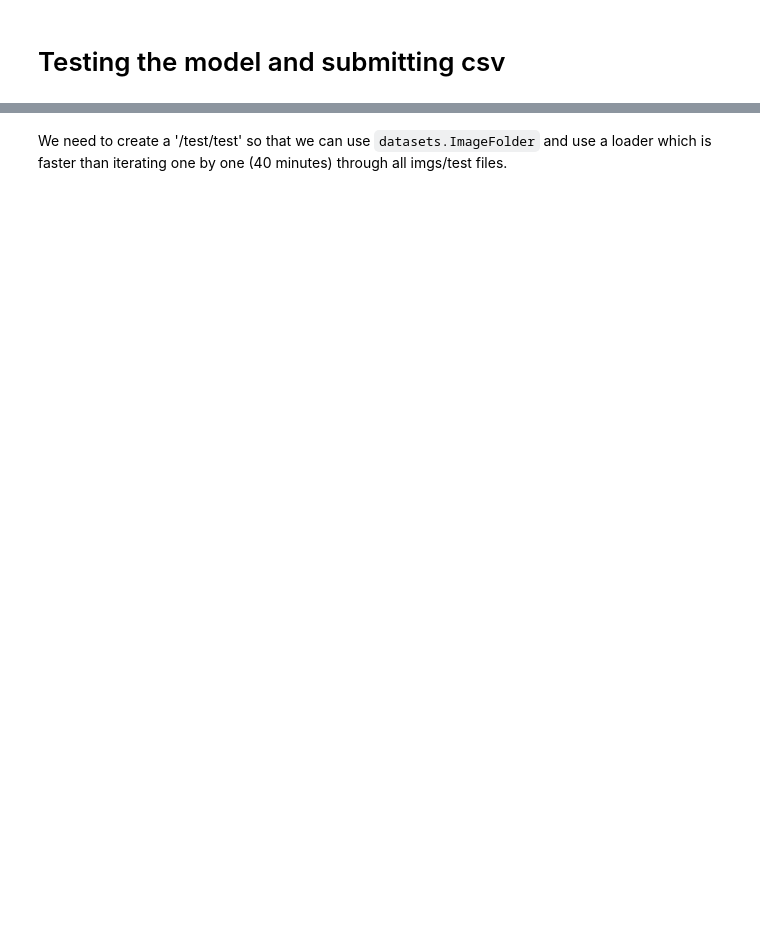
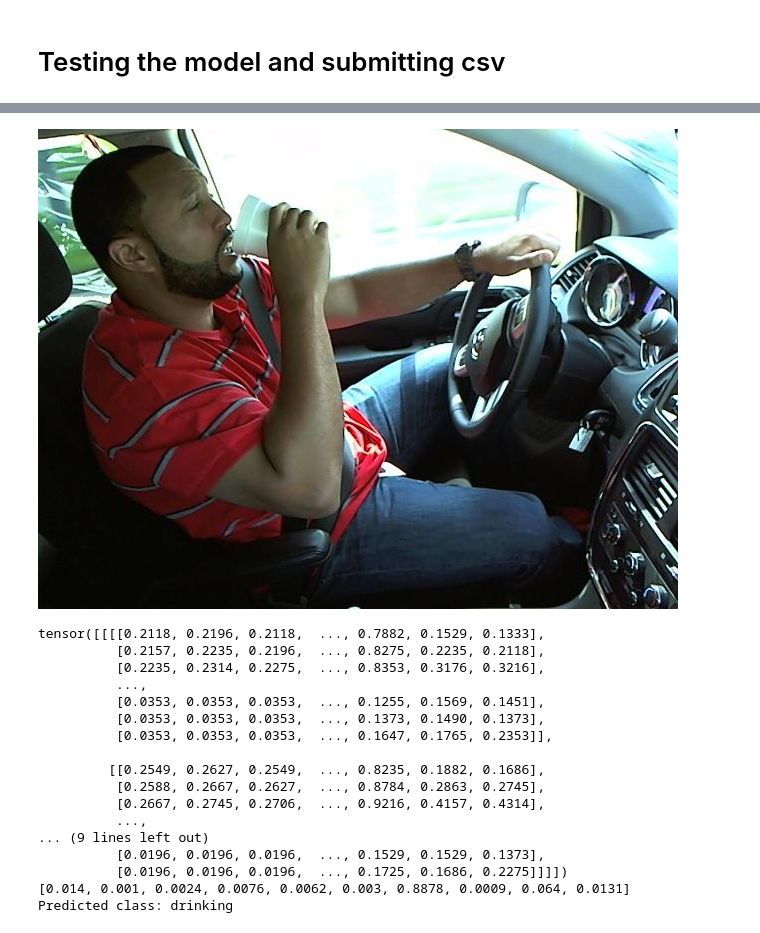
Before and after one commit to grandima/drinking-driver-ios, a Jupyter notebook: using-resnet-99-success-rate.ipynb, the cells around one changed output, grey strips where cells are left out. Drawn from its saved outputs; the diff is of its cells as text; code cells hidden in the pictures; blank space fills up the shorter version.

```diff
--- a/using-resnet-99-success-rate.ipynb
+++ b/using-resnet-99-success-rate.ipynb
@@ -96,6 +40,6 @@ The model works better with 'normalized' data.
 # %%
-transform = transforms.Compose([transforms.Resize((400, 400)),
-                           transforms.RandomRotation(10),
-                           transforms.ToTensor(),
-                           transforms.Normalize((0.5, 0.5, 0.5), (0.5, 0.5, 0.5))
-                          ])
+# transform = transforms.Compose([transforms.Resize((400, 400)),
+#                            transforms.RandomRotation(10),
+#                            transforms.ToTensor(),
+#                            transforms.Normalize((0.5, 0.5, 0.5), (0.5, 0.5, 0.5))
+#                           ])
@@ -224,6 +49,6 @@ torch.save(model_ft.state_dict(), "/kaggle/working/model-driver")
 model = models.resnet50()
 num_ftrs = model.fc.in_features
 model.fc = nn.Linear(num_ftrs, 10)
-model.load_state_dict(torch.load("/kaggle/working/model-driver"))
+model.load_state_dict(torch.load("/Users/grandima/Desktop/Local/Personal/Observantai/model-driver", map_location=torch.device('cpu')))
 model.eval()
-model.cuda()
+model.cpu()
@@ -230,21 +73,49 @@ model.cuda()
 # %%
-path_test = "/kaggle/input/state-farm-distracted-driver-detection/imgs/test"
+path_test = "/Users/grandima/Desktop/Local/Personal/Observantai/test"
 list_img_test = [img for img in os.listdir(path_test) if not img.startswith(".")]
 list_img_test.sort()
 # %%
 file = random.choice(list_img_test)
 im_path = os.path.join(path_test,file)
-display(Image(filename=im_path))
-with PIL.Image.open(im_path) as im:
-    im = transform(im)
-    im = im.unsqueeze(0)
-    output = model(im.cuda())
-    proba = nn.Softmax(dim=1)(output)
-    proba = [round(float(elem),4) for elem in proba[0]]
-    print(proba)
-    print("Predicted class:",class_dict[proba.index(max(proba))])
-    print("Confidence:",max(proba))
-    proba2 = proba.copy()
-    proba2[proba2.index(max(proba2))] = 0.
-    print("2nd answer:",class_dict[proba2.index(max(proba2))])
-    print("Confidence:",max(proba2))
+im1 = PIL.Image.open("/Users/grandima/Desktop/Local/Personal/Observantai/test/img_29.jpg")
+display(im1)
+im1 = transform(im1)
+im1 = im1.unsqueeze(0)
+print(im1)
+output = model(im1.cpu())
+proba = nn.Softmax(dim=1)(output)
+proba = [round(float(elem),4) for elem in proba[0]]
+print(proba)
+print("Predicted class:",class_dict[proba.index(max(proba))])
+# with PIL.Image.open(im_path) as im:
+#     im = transform(im)
+#     im = im.unsqueeze(0)
+#     output = model(im.cpu())
+#     proba = nn.Softmax(dim=1)(output)
+#     proba = [round(float(elem),4) for elem in proba[0]]
+#     print(proba)
+#     print("Predicted class:",class_dict[proba.index(max(proba))])
+#     print("Confidence:",max(proba))
+#     proba2 = proba.copy()
+#     proba2[proba2.index(max(proba2))] = 0.
+#     print("2nd answer:",class_dict[proba2.index(max(proba2))])
+#     print("Confidence:",max(proba2))
+# %% [output]
+[figure, added]
+tensor([[[[0.2118, 0.2196, 0.2118,  ..., 0.7882, 0.1529, 0.1333],
+          [0.2157, 0.2235, 0.2196,  ..., 0.8275, 0.2235, 0.2118],
+          [0.2235, 0.2314, 0.2275,  ..., 0.8353, 0.3176, 0.3216],
+          ...,
+          [0.0353, 0.0353, 0.0353,  ..., 0.1255, 0.1569, 0.1451],
+          [0.0353, 0.0353, 0.0353,  ..., 0.1373, 0.1490, 0.1373],
+          [0.0353, 0.0353, 0.0353,  ..., 0.1647, 0.1765, 0.2353]],
+
+         [[0.2549, 0.2627, 0.2549,  ..., 0.8235, 0.1882, 0.1686],
+          [0.2588, 0.2667, 0.2627,  ..., 0.8784, 0.2863, 0.2745],
+          [0.2667, 0.2745, 0.2706,  ..., 0.9216, 0.4157, 0.4314],
+          ...,
+... (9 lines left out)
+          [0.0196, 0.0196, 0.0196,  ..., 0.1529, 0.1529, 0.1373],
+          [0.0196, 0.0196, 0.0196,  ..., 0.1725, 0.1686, 0.2275]]]])
+[0.014, 0.001, 0.0024, 0.0076, 0.0062, 0.003, 0.8878, 0.0009, 0.064, 0.0131]
+Predicted class: drinking
@@ -271,2 +121,0 @@ sns.heatmap(m)
-# %% [markdown]
-We need to create a '/test/test' so that we can use `datasets.ImageFolder` and use a loader which is faster than iterating one by one (40 minutes) through all imgs/test files.
```
Also changed, not shown: parts of 37 cells of this notebook, 22 other files.
